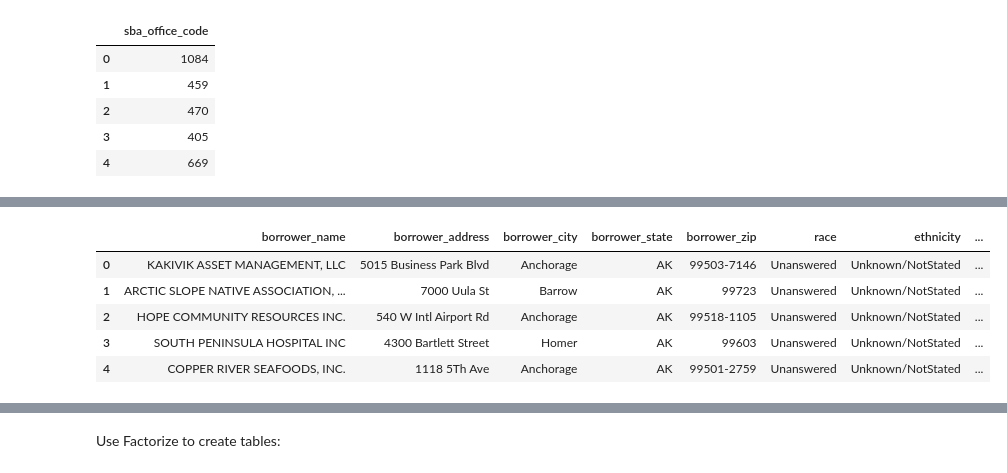
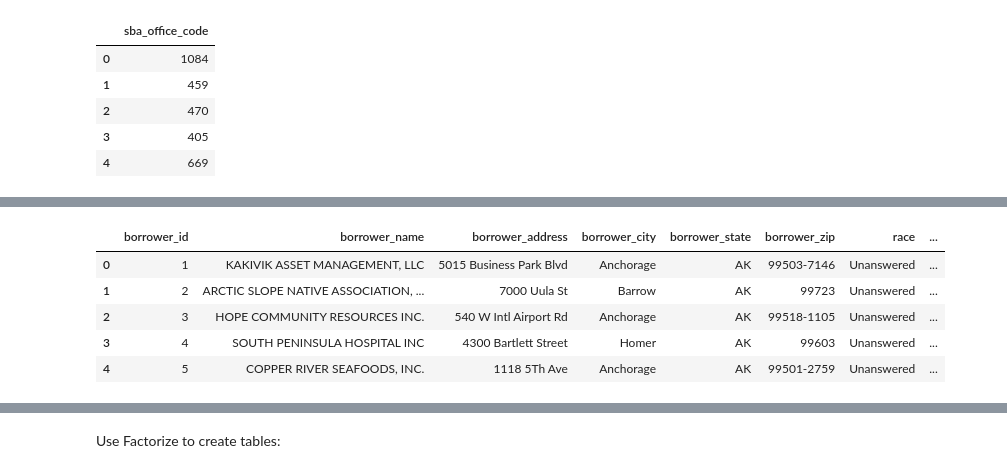
Before and after one commit to joseASC6/PPP_loan_analysis, a Jupyter notebook: programming_scripts/transform_and_load_data_postgres.ipynb, the cells around one changed output, grey strips where cells are left out. Saved outputs shown, nothing was run; the diff lists cells and outputs as text; code cells hidden in the pictures.

Commit message:
Began uploading data to Datawarehouse

```diff
--- a/programming_scripts/transform_and_load_data_postgres.ipynb
+++ b/programming_scripts/transform_and_load_data_postgres.ipynb
@@ -346,0 +452,18 @@ dim_sba_office.head()
+# %%
+# Remove the * from the geo_name
+dim_geography['geo_name'] = dim_geography['geo_name'].str.replace('*', '')
+
+#Remove the County, Parish, Borough, Census Area, Municipality, City and Borough, (Independent City) from the geo_name
+dim_geography['geo_name'] = dim_geography['geo_name'].str.replace(' City and Borough', '')
+dim_geography['geo_name'] = dim_geography['geo_name'].str.replace(' Borough', '')
+dim_geography['geo_name'] = dim_geography['geo_name'].str.replace(' Census Area', '')
+dim_geography['geo_name'] = dim_geography['geo_name'].str.replace(' Municipality', '')
+dim_geography['geo_name'] = dim_geography['geo_name'].str.replace(' (Independent City)', '')
+
+# Special cases. Ex: Augusta, Staunton + Waynesboro, VA -> Augusta, VA
+dim_geography['geo_name'] = dim_geography['geo_name'].str.replace(r'(.+),.+,', r'\1,')
+
+# Remove any other records with + in the geo_name
+dim_geography = dim_geography[~dim_geography['geo_name'].str.contains('\+')]
+
+dim_geography.head(100)
@@ -408,6 +520,23 @@ dim_geography.head(100)
 | 98 | 4000 | Arizona | 6 | Arizona | All Counties |
 | 99 | 4001 | Apache, AZ | 6 | AZ | Apache |
 100 rows × 5 columns
+# %%
+# In the clean_ppp_data, create the GEONAME column using the project_state and project_county_name
+# Make project_state and project_county_name as string
+clean_ppp_data['project_state'] = clean_ppp_data['project_state'].astype(str)
+clean_ppp_data['project_county_name'] = clean_ppp_data['project_county_name'].astype(str)
+clean_ppp_data['geo_name'] = clean_ppp_data['project_county_name'] + ', ' + clean_ppp_data['project_state']
+
+# Merge the clean_ppp_data with the dim_geography to get the geofips
+clean_ppp_data = clean_ppp_data.merge(dim_geography[['geo_name', 'geofips']], on='geo_name', how='left', suffixes=('', '_dim_geography'))
+# Delete the records that have no geofips in the clean_ppp_data
+clean_ppp_data = clean_ppp_data.dropna(subset=['geofips'])
+
+# Set the data types of the columns
+clean_ppp_data['geofips'] = clean_ppp_data['geofips'].astype(int)
+clean_ppp_data['project_state'] = clean_ppp_data['project_state'].astype(pd.StringDtype("pyarrow"))
+clean_ppp_data['project_county_name'] = clean_ppp_data['project_county_name'].astype(pd.StringDtype("pyarrow"))
+clean_ppp_data['geo_name'] = clean_ppp_data['geo_name'].astype(pd.StringDtype("pyarrow"))
 # %%
 dim_originating_lender = clean_ppp_data[['originating_lender_location_id', 'originating_lender', 'originating_lender_city', 'originating_lender_state']].drop_duplicates()
 dim_originating_lender["originating_lender_id"] = range(1, len(dim_originating_lender) + 1)
@@ -428,18 +559,22 @@ dim_originating_lender.head()
 # %%
 dim_borrower = clean_ppp_data[['borrower_name', 'borrower_address', 'borrower_city', 'borrower_state', 'borrower_zip', 'race', 'ethnicity', 'gender', 'veteran', 'franchise_name', 'nonprofit', 'jobs_reported']].drop_duplicates()
 dim_borrower["borrower_id"] = range(1, len(dim_borrower) + 1)
 # Change the column order
+dim_borrower = dim_borrower[['borrower_id', 'borrower_name', 'borrower_address', 'borrower_city','borrower_state', 'borrower_zip', 'race', 'ethnicity', 'gender', 'veteran', 'franchise_name', 'nonprofit', 'jobs_reported']]
+
+# Reset the index
 dim_borrower = dim_borrower.reset_index(drop=True)
 
+# Merge the clean_ppp_data with the dim_borrower to get the borrower_id
 clean_ppp_data = clean_ppp_data.merge(dim_borrower[['borrower_name', 'borrower_address', 'borrower_city', 'borrower_state', 'borrower_zip', 'borrower_id']], on=['borrower_name', 'borrower_address', 'borrower_city', 'borrower_state', 'borrower_zip'], how='left', suffixes=('', '_dim_borrower'))
 dim_borrower.head()
 # %% [output]
-|  | borrower_name | borrower_address | borrower_city | borrower_state | borrower_zip | race | ethnicity | ... |
-| 0 | KAKIVIK ASSET MANAGEMENT, LLC | 5015 Business Park Blvd | Anchorage | AK | 99503-7146 | Unanswered | Unknown/NotStated | ... |
-| 1 | ARCTIC SLOPE NATIVE ASSOCIATION, ... | 7000 Uula St | Barrow | AK | 99723 | Unanswered | Unknown/NotStated | ... |
-| 2 | HOPE COMMUNITY RESOURCES INC. | 540 W Intl Airport Rd | Anchorage | AK | 99518-1105 | Unanswered | Unknown/NotStated | ... |
-| 3 | SOUTH PENINSULA HOSPITAL INC | 4300 Bartlett Street | Homer | AK | 99603 | Unanswered | Unknown/NotStated | ... |
-| 4 | COPPER RIVER SEAFOODS, INC. | 1118 5Th Ave | Anchorage | AK | 99501-2759 | Unanswered | Unknown/NotStated | ... |
+|  | borrower_id | borrower_name | borrower_address | borrower_city | borrower_state | borrower_zip | race | ... |
+| 0 | 1 | KAKIVIK ASSET MANAGEMENT, LLC | 5015 Business Park Blvd | Anchorage | AK | 99503-7146 | Unanswered | ... |
+| 1 | 2 | ARCTIC SLOPE NATIVE ASSOCIATION, ... | 7000 Uula St | Barrow | AK | 99723 | Unanswered | ... |
+| 2 | 3 | HOPE COMMUNITY RESOURCES INC. | 540 W Intl Airport Rd | Anchorage | AK | 99518-1105 | Unanswered | ... |
+| 3 | 4 | SOUTH PENINSULA HOSPITAL INC | 4300 Bartlett Street | Homer | AK | 99603 | Unanswered | ... |
+| 4 | 5 | COPPER RIVER SEAFOODS, INC. | 1118 5Th Ave | Anchorage | AK | 99501-2759 | Unanswered | ... |
 # %%
 dim_servicing_lender = clean_ppp_data[['servicing_lender_location_id', 'servicing_lender_name', 'servicing_lender_address', 'servicing_lender_city', 'servicing_lender_state', 'servicing_lender_zip']].drop_duplicates()
 dim_servicing_lender["servicing_lender_id"] = range(1, len(dim_servicing_lender) + 1)
```
Also changed, not shown: parts of 18 cells of this notebook, 1 other file.
